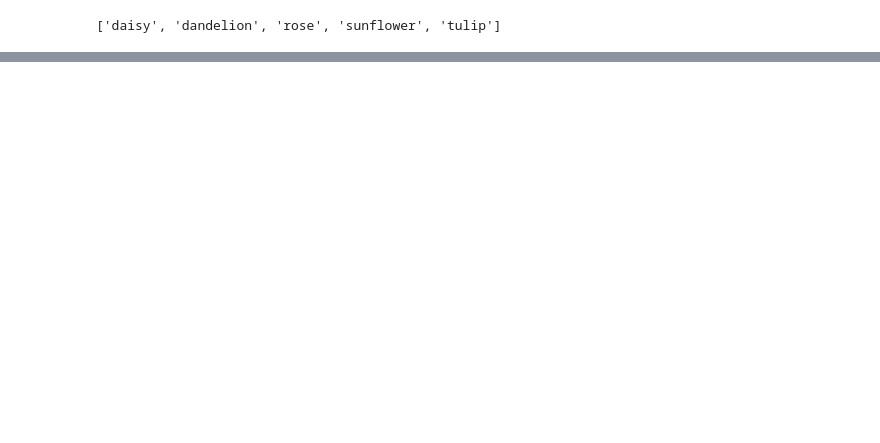
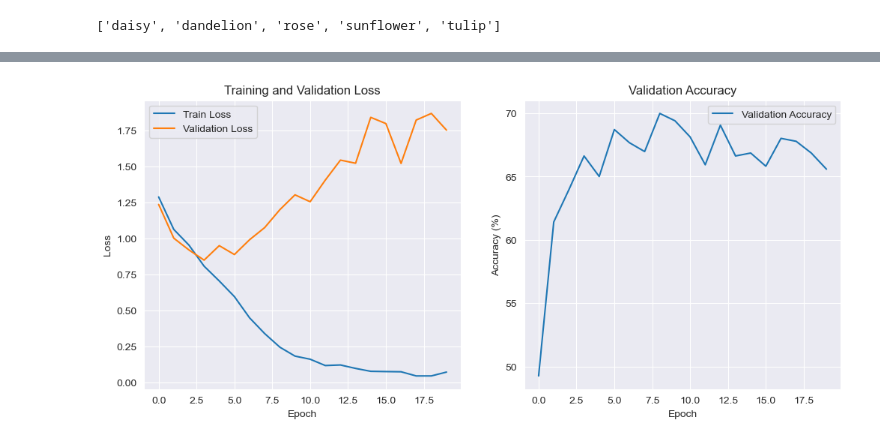
Before and after one commit to Al1Bi2/neural-networks-guap, a Jupyter notebook: lab4/lab4.ipynb, the cells around one changed output, grey strips where cells are left out. Drawn from its saved outputs; the diff is of its cells as text; code cells hidden in the pictures; blank space fills up the shorter version.

Commit message:
lab4 cnn,torch

```diff
--- a/lab4/lab4.ipynb
+++ b/lab4/lab4.ipynb
@@ -18,5 +23,16 @@ dataset.classes
 # %% [output]
 ['daisy', 'dandelion', 'rose', 'sunflower', 'tulip']
 # %%
-from sklearn.model_selection import train_test_split
-train_data, val_data = train_test_split(dataset, test_size=0.2, random_state=42)
+from torch.utils.data import random_split, DataLoader
+
+train_size = int(0.7 * len(dataset))  # 70% данных для тренировки
+val_size = int(0.2 * len(dataset))    # 20% данных для валидации
+test_size = len(dataset) - train_size - val_size  # Оставшиеся 10% для теста
+
+train_data, val_data, test_data = random_split(dataset, [train_size, val_size, test_size])
+
+batch_size = 32
+
+train_loader = DataLoader(train_data, batch_size=batch_size, shuffle=True)
+val_loader = DataLoader(val_data, batch_size=batch_size, shuffle=False)
+test_loader = DataLoader(test_data, batch_size=batch_size, shuffle=False)
@@ -42,0 +139,23 @@ train_data
+# %%
+plt.figure(figsize=(12, 5))
+
+# График потерь
+plt.subplot(1, 2, 1)
+plt.plot(train_losses, label="Train Loss")
+plt.plot(val_losses, label="Validation Loss")
+plt.xlabel("Epoch")
+plt.ylabel("Loss")
+plt.title("Training and Validation Loss")
+plt.legend()
+
+# График точности
+plt.subplot(1, 2, 2)
+plt.plot(val_accuracies, label="Validation Accuracy")
+plt.xlabel("Epoch")
+plt.ylabel("Accuracy (%)")
+plt.title("Validation Accuracy")
+plt.legend()
+
+plt.show()
+# %% [output]
+[figure, added]
```
Also changed, not shown: parts of 6 cells of this notebook, 1 other file.
